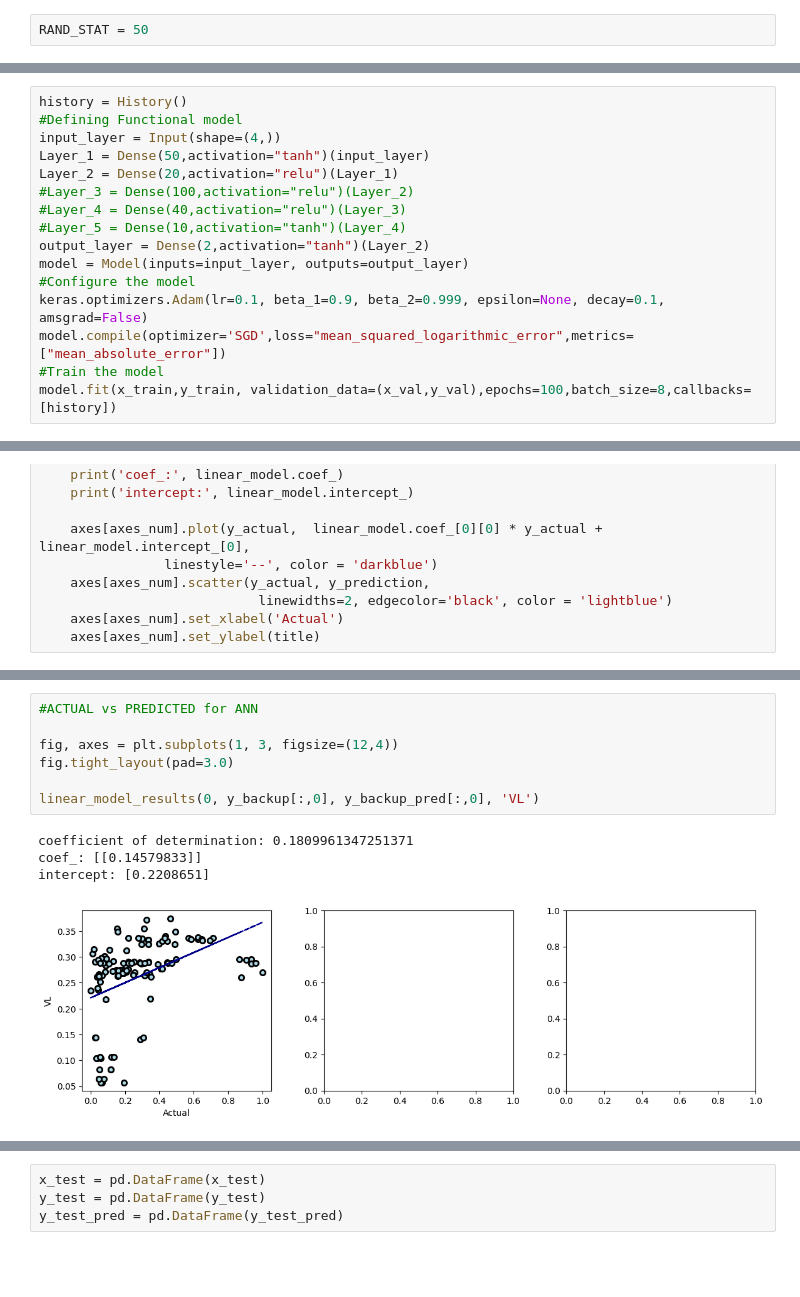
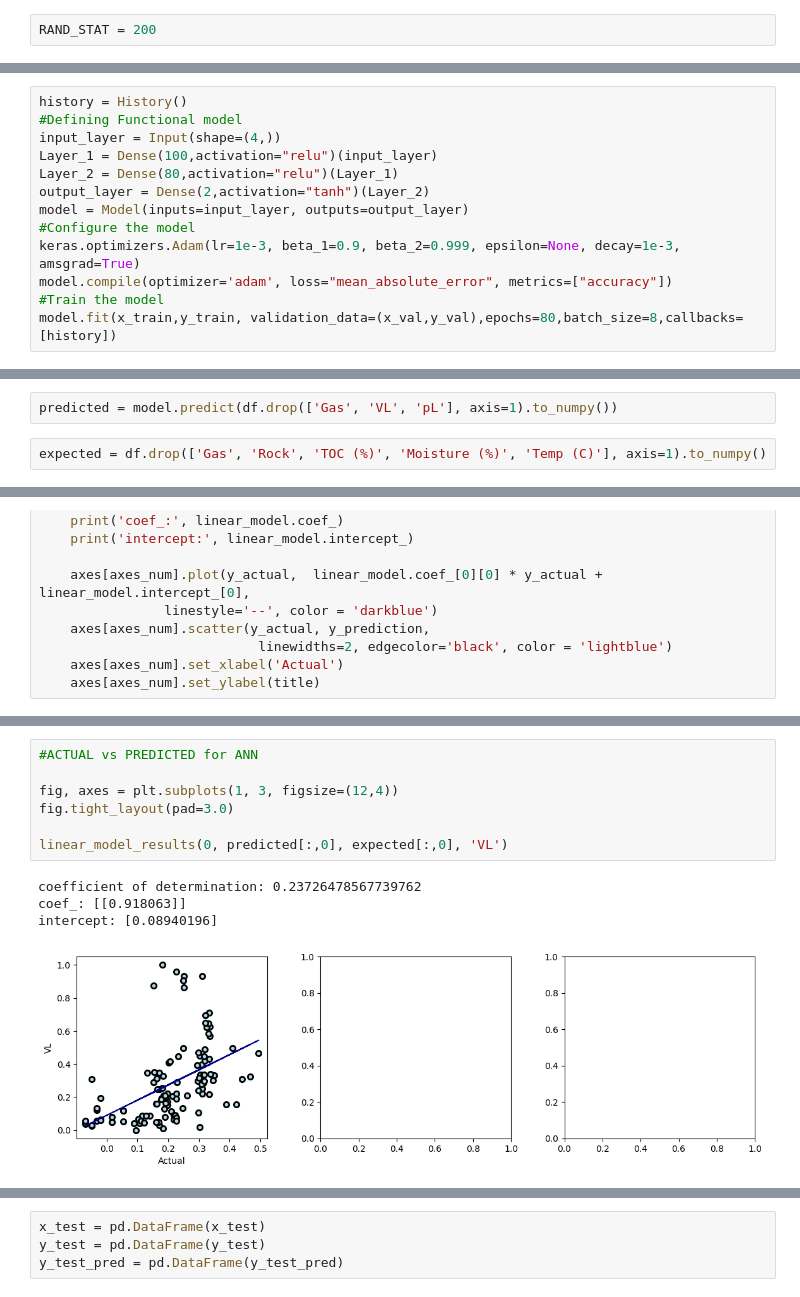
Before and after one commit to mtavakoliangit/uofc_mythesis, a Jupyter notebook: Mohsen_LessNN_Langmuir_allC1_Functionalkeras.ipynb, the cells around one changed output, grey strips where cells are left out. Saved outputs shown, nothing was run; the diff lists cells and outputs as text; blank space fills up the shorter version.

```diff
--- a/Mohsen_LessNN_Langmuir_allC1_Functionalkeras.ipynb
+++ b/Mohsen_LessNN_Langmuir_allC1_Functionalkeras.ipynb
@@ -308,5 +250,5 @@ y_backup
 # %%
-RAND_STAT = 50
+RAND_STAT = 200
 # %%
 #Create train and test dataset with an 80:20 split
 x_train, x_test, y_train, y_test = train_test_split(x, y, test_size=0.05, random_state=RAND_STAT)
@@ -335,16 +277,13 @@ y_val=np.asarray(y_val).astype(np.float32)
 history = History()
 #Defining Functional model
 input_layer = Input(shape=(4,))
-Layer_1 = Dense(50,activation="tanh")(input_layer)
-Layer_2 = Dense(20,activation="relu")(Layer_1)
-#Layer_3 = Dense(100,activation="relu")(Layer_2)
-#Layer_4 = Dense(40,activation="relu")(Layer_3)
-#Layer_5 = Dense(10,activation="tanh")(Layer_4)
+Layer_1 = Dense(100,activation="relu")(input_layer)
+Layer_2 = Dense(80,activation="relu")(Layer_1)
 output_layer = Dense(2,activation="tanh")(Layer_2)
 model = Model(inputs=input_layer, outputs=output_layer)
 #Configure the model
-keras.optimizers.Adam(lr=0.1, beta_1=0.9, beta_2=0.999, epsilon=None, decay=0.1, amsgrad=False)
-model.compile(optimizer='SGD',loss="mean_squared_logarithmic_error",metrics=["mean_absolute_error"])
+keras.optimizers.Adam(lr=1e-3, beta_1=0.9, beta_2=0.999, epsilon=None, decay=1e-3, amsgrad=True)
+model.compile(optimizer='adam', loss="mean_absolute_error", metrics=["accuracy"])
 #Train the model
-model.fit(x_train,y_train, validation_data=(x_val,y_val),epochs=100,batch_size=8,callbacks=[history])
+model.fit(x_train,y_train, validation_data=(x_val,y_val),epochs=80,batch_size=8,callbacks=[history])
 # %% [output]
@@ -397,3 +332,7 @@ y_backup_pred = model.predict(x_backup)
+# %%
+predicted = model.predict(df.drop(['Gas', 'VL', 'pL'], axis=1).to_numpy())
+# %%
+expected = df.drop(['Gas', 'Rock', 'TOC (%)', 'Moisture (%)', 'Temp (C)'], axis=1).to_numpy()
 # %%
 def linear_model_results(axes_num, y_actual, y_prediction, title):
     linear_model = LinearRegression().fit(y_actual.reshape(-1, 1), y_prediction.reshape(-1, 1))
@@ -435,15 +374,15 @@ intercept: [-0.05226784]
 # %%
 #ACTUAL vs PREDICTED for ANN
 
 fig, axes = plt.subplots(1, 3, figsize=(12,4))
 fig.tight_layout(pad=3.0)
 
-linear_model_results(0, y_backup[:,0], y_backup_pred[:,0], 'VL')
+linear_model_results(0, predicted[:,0], expected[:,0], 'VL')
 # %% [output]
-coefficient of determination: 0.1809961347251371
-coef_: [[0.14579833]]
-intercept: [0.2208651]
+coefficient of determination: 0.23726478567739762
+coef_: [[0.918063]]
+intercept: [0.08940196]
-[figure, old version]
+[figure, new version]
 # %%
 #ACTUAL vs PREDICTED for ANN
 
```
Also changed, not shown: parts of 39 cells of this notebook.
